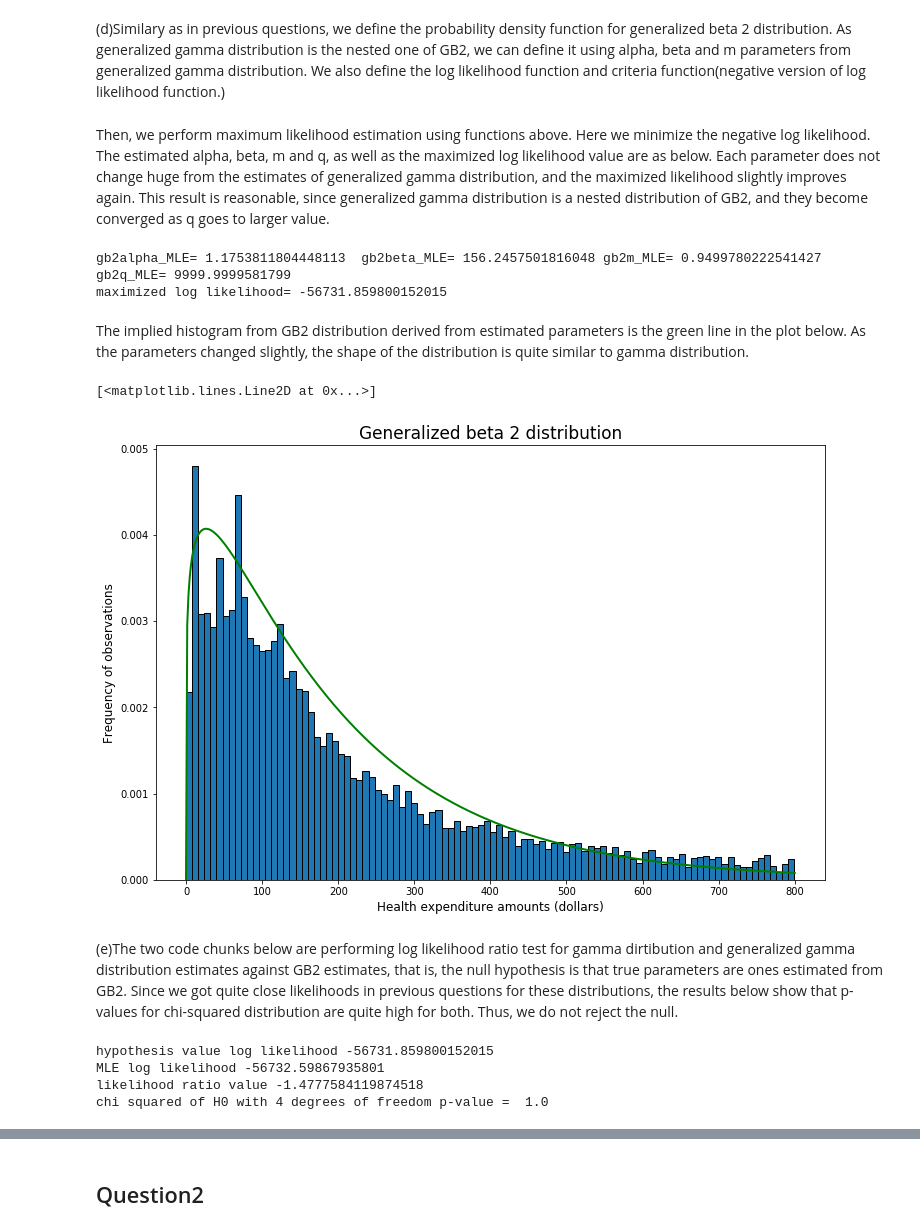
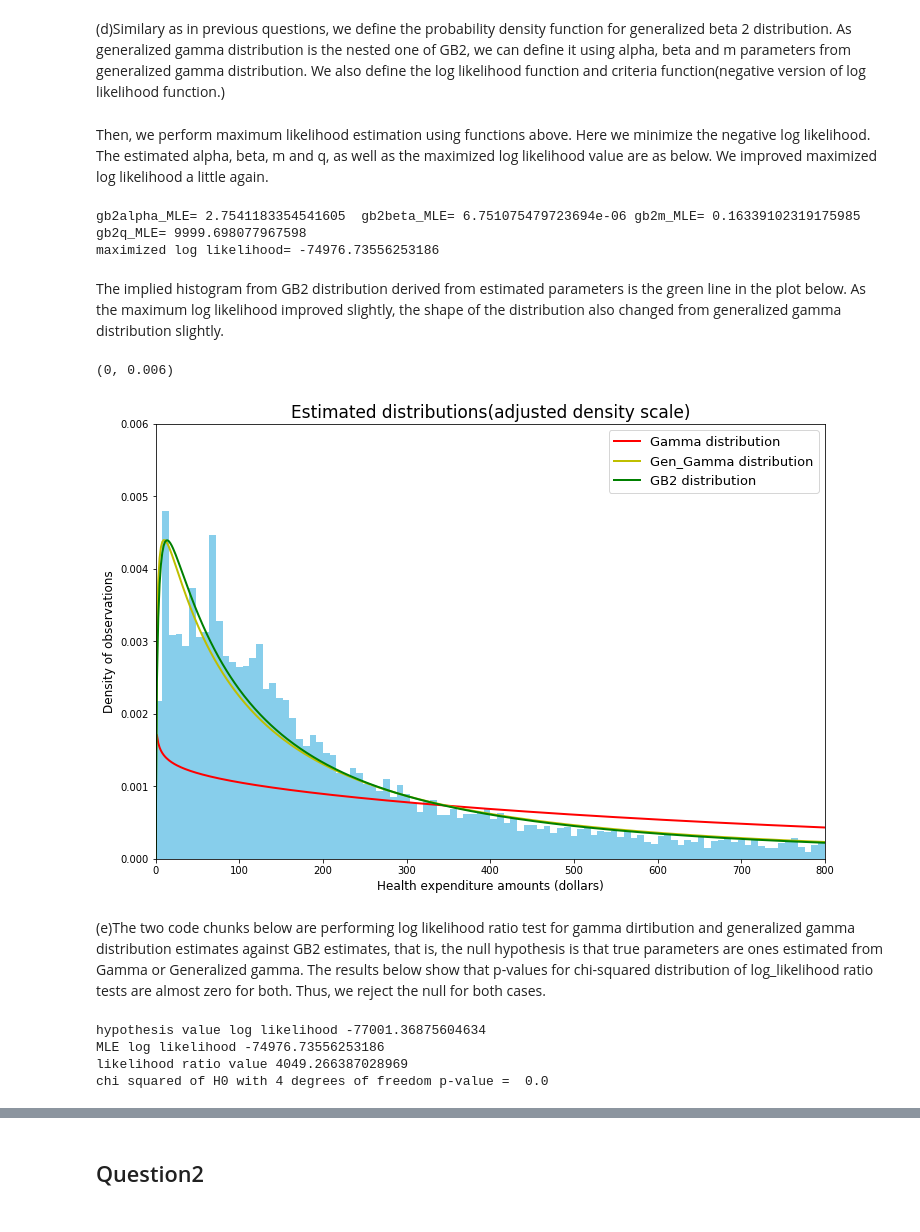
Before and after one commit to takando/StructEst_W20, a Jupyter notebook: ProblemSets/PS2/Struct_est_hw2_Takuya_Ando.ipynb, the cells around one changed output, grey strips where cells are left out. Cells and saved outputs as stored; diff of their text form; code cells hidden in the pictures.

```diff
--- a/ProblemSets/PS2/Struct_est_hw2_Takuya_Ando.ipynb
+++ b/ProblemSets/PS2/Struct_est_hw2_Takuya_Ando.ipynb
@@ -25,6 +25,7 @@ Load data.
 # %%
 clms = pd.read_csv("clms.txt", header=None)
 clms.columns = ["health_expenditure"]
+clms = clms.health_expenditure
 # %% [markdown]
 Mean, median, max and minimum values are as below.
 # %%
@@ -167,9 +169,9 @@ def gengamma_dist(xvals, alpha, beta, m):
     Compute the probability density of generalized gamma ditribution for data xvals
     given parameters alpha, beta and m.
     '''
-    pdf_vals = (((m/(beta**alpha))/spc.gamma(alpha/m))*\
-                (xvals**(alpha-1))*np.exp(-(xvals/beta)**m))
+    pdf_vals = (m / ((beta**alpha)*spc.gamma(alpha/m))) *(xvals**(alpha-1))* np.exp(-(xvals/beta)**m)
 
+    pdf_vals[pdf_vals < 1e-10] = 1e-10
     return pdf_vals
 
 def log_lik_gengamma(xvals, alpha, beta, m):
@@ -206,9 +208,11 @@ init_beta = beta_MLE
 init_m = 1
 
 params_init = np.array([init_alpha, init_beta, init_m])
-mle_args = clms_bl800
-results_uncstr = opt.minimize(crit, params_init, args=mle_args, method='L-BFGS-B', bounds=((1e-10, None), (1e-10, None), (0.1, None)), tol=1e-12)
+mle_args = clms
+results_uncstr = opt.minimize(crit, params_init, args=mle_args, \
+                              method='SLSQP', bounds=((1e-10, None),\
+                                                         (1e-10, None), (1e-10, None)), tol=1e-12)
 genalpha_MLE, genbeta_MLE, m = results_uncstr.x
 print('genalpha_MLE=', genalpha_MLE, ' genbeta_MLE=', genbeta_MLE, "m_MLE=", m)
-print("Maximized log lilelihood: ", log_lik_gengamma(clms_bl800, genalpha_MLE, genbeta_MLE, m))
+print("Maximized log lilelihood: ", log_lik_gengamma(clms, genalpha_MLE, genbeta_MLE, m))
 # %% [output]
@@ -275,7 +293,7 @@ def crit(params, *args):
 
     return neg_log_lik_val
 # %% [markdown]
-Then, we perform maximum likelihood estimation using functions above. Here we minimize the negative log likelihood. The estimated alpha, beta, m and q, as well as the maximized log likelihood value are as below. Each parameter does not change huge from the estimates of generalized gamma distribution, and the maximized likelihood slightly improves again. This result is reasonable, since generalized gamma distribution is a nested distribution of GB2, and they become converged as q goes to larger value.
+Then, we perform maximum likelihood estimation using functions above. Here we minimize the negative log likelihood. The estimated alpha, beta, m and q, as well as the maximized log likelihood value are as below. We improved maximized log likelihood a little again.
 # %%
 # Set initial beta and alpha
 init_alpha = genalpha_MLE
@@ -287,58 +305,77 @@ init_m = m
 init_q = 10000
 
 params_init = np.array([init_alpha, init_beta, init_m, init_q])
-mle_args = clms_bl800
-results_uncstr = opt.minimize(crit, params_init, args=mle_args, method='TNC', bounds=((1e-10, None), (1e-10, None), (1e-10, None), (1e-10, None)), tol=1e-10)
+mle_args = clms
+results_uncstr = opt.minimize(crit, params_init, args=mle_args, method='SLSQP',\
+                              bounds=((1e-10, None), (1e-10, None), (1e-10, None), (1e-10, None)), tol=1e-12)
 gb2alpha_MLE, gb2beta_MLE, gb2m_MLE, gb2q_MLE = results_uncstr.x
 print('gb2alpha_MLE=', gb2alpha_MLE, ' gb2beta_MLE=', gb2beta_MLE, "gb2m_MLE=", gb2m_MLE, "gb2q_MLE=", gb2q_MLE)
-print("maximized log likelihood=", log_lik_gb2(clms_bl800, gb2alpha_MLE, gb2beta_MLE, gb2m_MLE, gb2q_MLE))
+print("maximized log likelihood=", log_lik_gb2(clms, gb2alpha_MLE, gb2beta_MLE, gb2m_MLE, gb2q_MLE))
 # %% [output]
-gb2alpha_MLE= 1.1753811804448113  gb2beta_MLE= 156.2457501816048 gb2m_MLE= 0.9499780222541427 gb2q_MLE= 9999.9999581799
-maximized log likelihood= -56731.859800152015
+gb2alpha_MLE= 2.7541183354541605  gb2beta_MLE= 6.751075479723694e-06 gb2m_MLE= 0.16339102319175985 gb2q_MLE= 9999.698077967598
+maximized log likelihood= -74976.73556253186
 # %% [markdown]
-The implied histogram from GB2 distribution derived from estimated parameters is the green line in the plot below. As the parameters changed slightly, the shape of the distribution is quite similar to gamma distribution.
+The implied histogram from GB2 distribution derived from estimated parameters is the green line in the plot below. As the maximum log likelihood improved slightly, the shape of the distribution also changed from generalized gamma distribution slightly.
 # %%
 #Plot histgram
 plt.figure(figsize=(12, 8))
 
 n_bin = 100
 bin_width = 800/n_bin
 
 weights800 = (1 / (clms.shape[0]*bin_width)) * np.ones_like(clms_bl800)
 
-n, bin_cuts, patches = plt.hist(clms_bl800, bins=n_bin, weights=weights800, edgecolor='k')
+n, bin_cuts, patches = plt.hist(clms_bl800, bins=n_bin, weights=weights800, color="skyblue")
 
-plt.title('Generalized beta 2 distribution', fontsize=17)
+plt.title('Estimated distributions(adjusted density scale)', fontsize=17)
 plt.xlabel(r'Health expenditure amounts (dollars)', fontsize=12)
-plt.ylabel(r'Frequency of observations', fontsize=12)
+plt.ylabel(r'Density of observations', fontsize=12)
+
+# Plot smooth line with distribution 1
+dist_pts = np.linspace(0, 800, 500)
+alpha_1 = alpha_MLE
+beta_1 = beta_MLE
+plt.plot(dist_pts, gamma_dist(dist_pts, alpha_1, beta_1),
+         linewidth=2, color='r', label='Gamma distribution')
+plt.legend(loc='upper right')
+
+gen_alpha = genalpha_MLE
+gen_beta = genbeta_MLE
+gen_m = m
+plt.plot(dist_pts, gengamma_dist(dist_pts, gen_alpha, gen_beta, gen_m) ,
+         linewidth=2, color='y', label='Gen_Gamma distribution')
+plt.legend(loc='upper right')
 
 gb2_alpha = gb2alpha_MLE
 gb2_beta = gb2beta_MLE
 gb2_m = gb2m_MLE
 gb2_q = gb2q_MLE
 plt.plot(dist_pts, gb2_dist(dist_pts, gb2_alpha, gb2_beta, gb2_m, gb2_q) ,
-         linewidth=2, color='g')
+         linewidth=2, color='g', label='GB2 distribution')
+plt.legend(loc='upper right', fontsize=13)
+plt.xlim([0, 800])
+plt.ylim([0, 0.006])
 # %% [output]
-[<matplotlib.lines.Line2D at 0x...>]
+(0, 0.006)
-[figure, old version]
+[figure, new version]
 # %% [markdown]
-(e)The two code chunks below are performing log likelihood ratio test for gamma dirtibution and generalized gamma distribution estimates against GB2 estimates, that is, the null hypothesis is that true parameters are ones estimated from GB2. Since we got quite close likelihoods in previous questions for these distributions, the results below show that p-values for chi-squared distribution are quite high for both. Thus, we do not reject the null.
+(e)The two code chunks below are performing log likelihood ratio test for gamma dirtibution and generalized gamma distribution estimates against GB2 estimates, that is, the null hypothesis is that true parameters are ones estimated from Gamma or Generalized gamma. The results below show that p-values for chi-squared distribution of log_likelihood ratio tests are almost zero for both. Thus, we reject the null for both cases.
 # %%
 ##Likelihood ratio test for gamma distribution against GB2
 
-log_lik_h0 = log_lik_gb2(clms_bl800, gb2alpha_MLE, gb2beta_MLE, gb2m_MLE, gb2q_MLE)
+log_lik_h0 = log_lik_gamma(clms, alpha_MLE, beta_MLE)
 print('hypothesis value log likelihood', log_lik_h0)
-log_lik_mle = log_lik_gamma(clms_bl800, alpha_MLE, beta_MLE)
+log_lik_mle = log_lik_gb2(clms, gb2alpha_MLE, gb2beta_MLE, gb2m_MLE, gb2q_MLE)
 print('MLE log likelihood', log_lik_mle)
 LR_val = 2 * (log_lik_mle - log_lik_h0)
 print('likelihood ratio value', LR_val)
 pval_h0 = 1.0 - sts.chi2.cdf(LR_val, 4)
 print('chi squared of H0 with 4 degrees of freedom p-value = ', pval_h0)
 # %% [output]
-hypothesis value log likelihood -56731.859800152015
-MLE log likelihood -56732.59867935801
-likelihood ratio value -1.4777584119874518
-chi squared of H0 with 4 degrees of freedom p-value =  1.0
+hypothesis value log likelihood -77001.36875604634
+MLE log likelihood -74976.73556253186
+likelihood ratio value 4049.266387028969
+chi squared of H0 with 4 degrees of freedom p-value =  0.0
 # %%
 ##Likelihood ratio test for generalized gamma distribution against GB2
 
```
Also changed, not shown: parts of 21 cells of this notebook.
